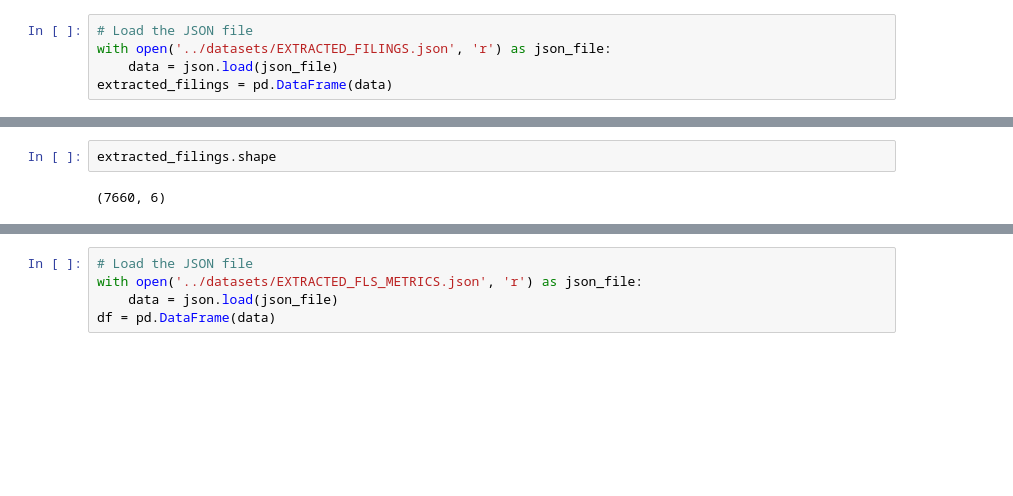
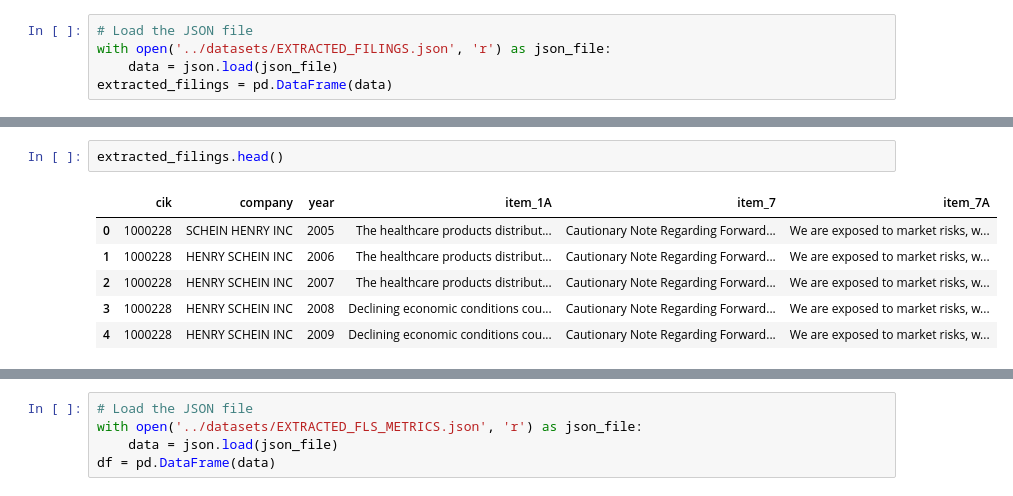
Before and after one commit to nkhanhle23/thesis, a Jupyter notebook: notebooks/eda.ipynb, the cells around one changed output, grey strips where cells are left out. Saved outputs shown, nothing was run; the diff lists cells and outputs as text; blank space fills up the shorter version.

```diff
--- a/notebooks/eda.ipynb
+++ b/notebooks/eda.ipynb
@@ -11,5 +37,10 @@ extracted_filings = pd.DataFrame(data)
 # %%
-extracted_filings.shape
+extracted_filings.head()
 # %% [output]
-(7660, 6)
+|  | cik | company | year | item_1A | item_7 | item_7A |
+| 0 | 1000228 | SCHEIN HENRY INC | 2005 | The healthcare products distribut... | Cautionary Note Regarding Forward... | We are exposed to market risks, w... |
+| 1 | 1000228 | HENRY SCHEIN INC | 2006 | The healthcare products distribut... | Cautionary Note Regarding Forward... | We are exposed to market risks, w... |
+| 2 | 1000228 | HENRY SCHEIN INC | 2007 | The healthcare products distribut... | Cautionary Note Regarding Forward... | We are exposed to market risks, w... |
+| 3 | 1000228 | HENRY SCHEIN INC | 2008 | Declining economic conditions cou... | Cautionary Note Regarding Forward... | We are exposed to market risks, w... |
+| 4 | 1000228 | HENRY SCHEIN INC | 2009 | Declining economic conditions cou... | Cautionary Note Regarding Forward... | We are exposed to market risks, w... |
 # %%
```
Also changed, not shown: parts of 21 cells of this notebook, 1 other file.
